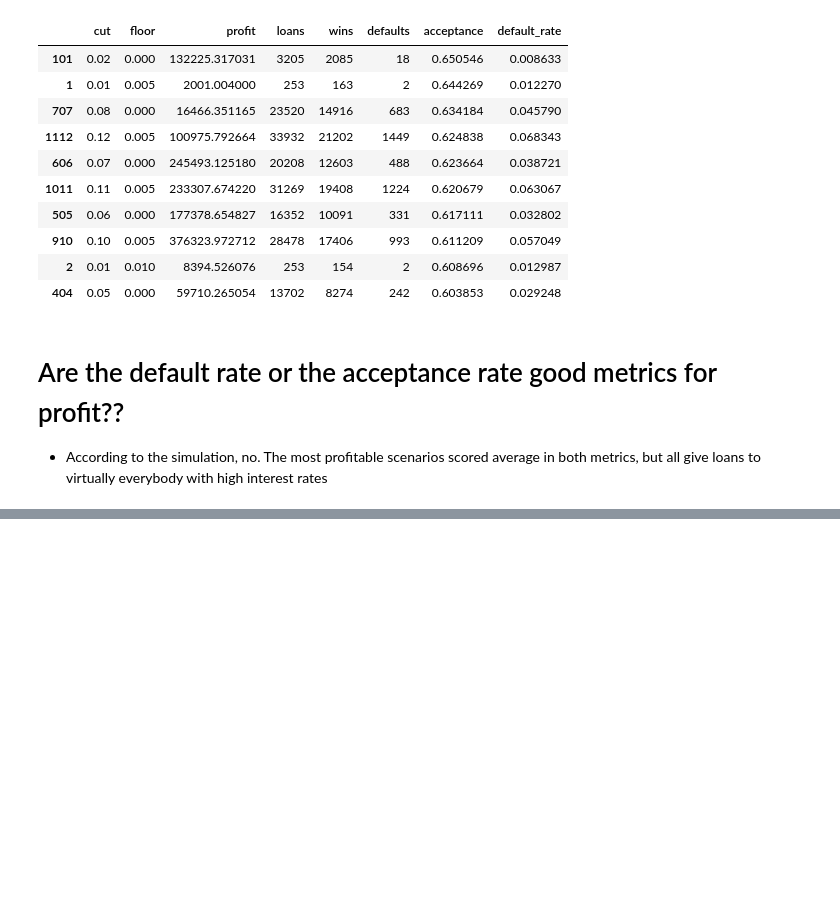
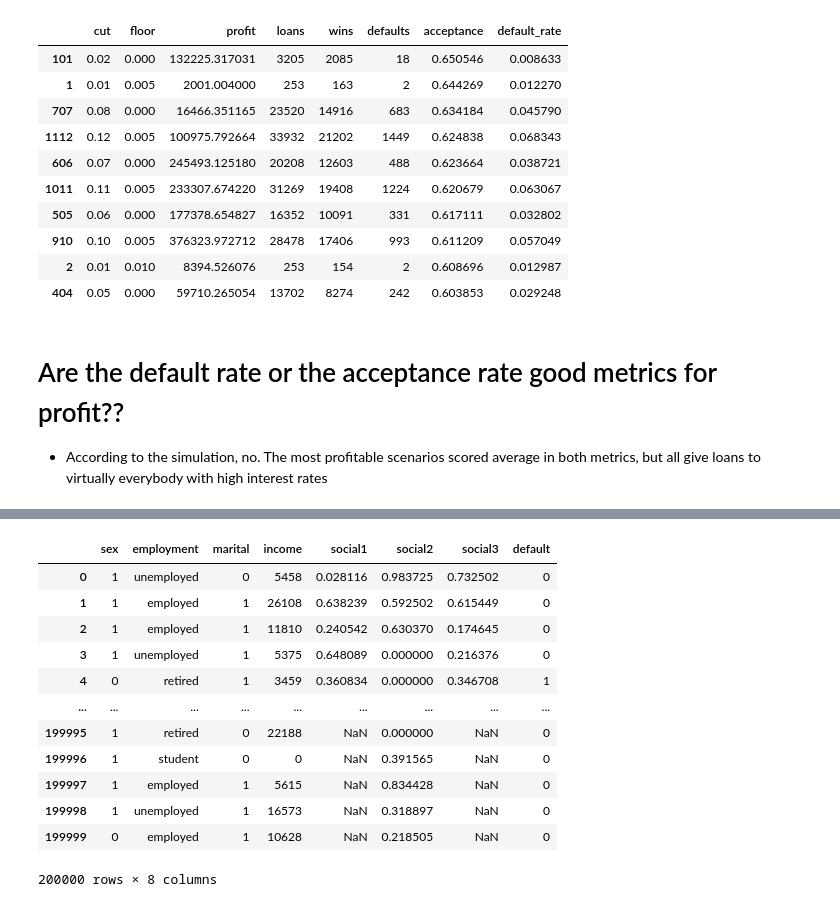
Before and after one commit to jpkcunha/AdvancedFinance_ML, a Jupyter notebook: model_stage2.ipynb, the cells around one changed output, grey strips where cells are left out. Drawn from its saved outputs; the diff is of its cells as text; code cells hidden in the pictures; blank space fills up the shorter version.

```diff
--- a/model_stage2.ipynb
+++ b/model_stage2.ipynb
@@ -367,0 +496,18 @@ The most profitable scenario is the 1161th biggest acceptance rate from 5050 sce
+# %%
+df_total = pd.read_csv('PastLoans.csv', index_col = 0)
+df_total = pd.concat([df_total, applicants_st1]).reset_index().drop('index', axis = 1)
+df_total
+# %% [output]
+|  | sex | employment | marital | income | social1 | social2 | social3 | default |
+| 0 | 1 | unemployed | 0 | 5458 | 0.028116 | 0.983725 | 0.732502 | 0 |
+| 1 | 1 | employed | 1 | 26108 | 0.638239 | 0.592502 | 0.615449 | 0 |
+| 2 | 1 | employed | 1 | 11810 | 0.240542 | 0.630370 | 0.174645 | 0 |
+| 3 | 1 | unemployed | 1 | 5375 | 0.648089 | 0.000000 | 0.216376 | 0 |
+| 4 | 0 | retired | 1 | 3459 | 0.360834 | 0.000000 | 0.346708 | 1 |
+| ... | ... | ... | ... | ... | ... | ... | ... | ... |
+| 199995 | 1 | retired | 0 | 22188 | NaN | 0.000000 | NaN | 0 |
+| 199996 | 1 | student | 0 | 0 | NaN | 0.391565 | NaN | 0 |
+| 199997 | 1 | employed | 1 | 5615 | NaN | 0.834428 | NaN | 0 |
+| 199998 | 1 | unemployed | 1 | 16573 | NaN | 0.318897 | NaN | 0 |
+| 199999 | 0 | employed | 1 | 10628 | NaN | 0.218505 | NaN | 0 |
+200000 rows × 8 columns
```
Also changed, not shown: parts of 27 cells of this notebook, 5 other files.
